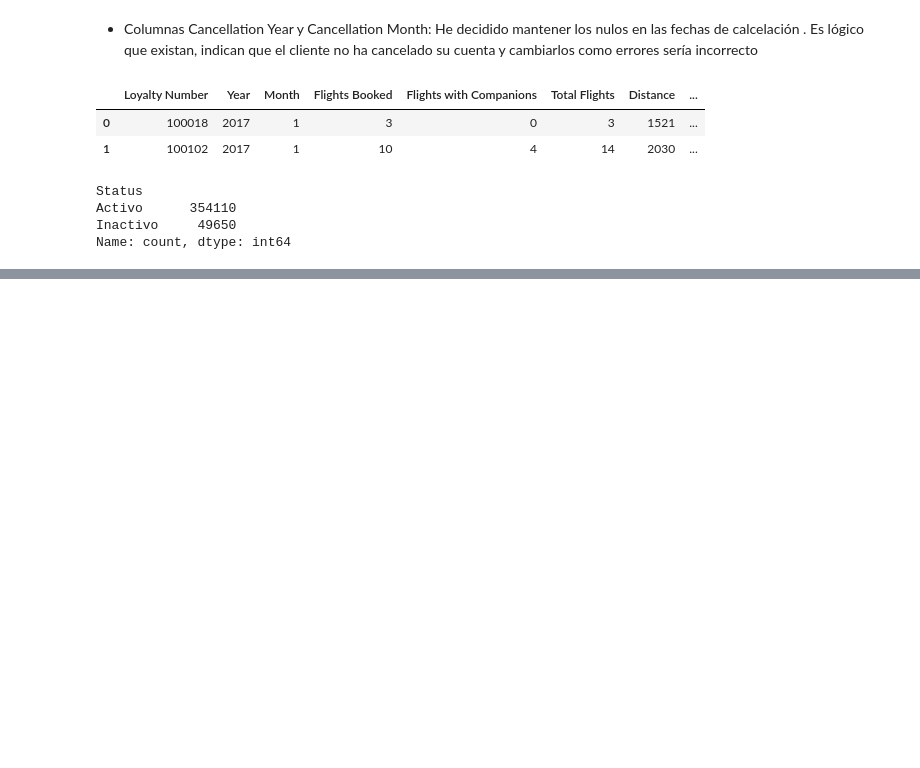
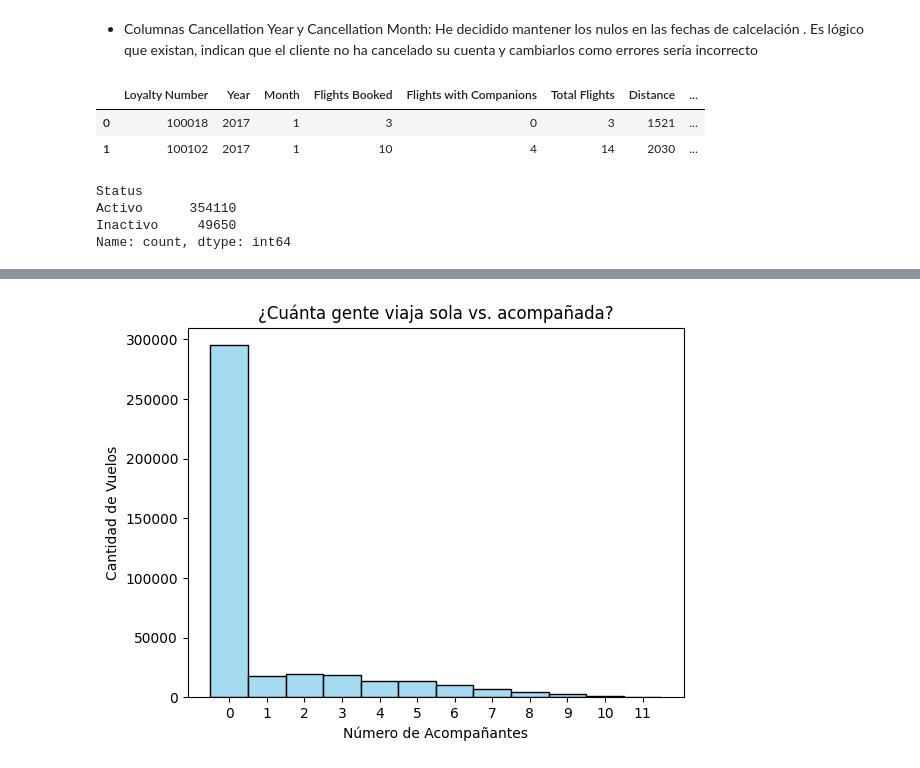
Before and after one commit to Adalab/bda-modulo-3-evaluacion-final-LorenaSerraSanchez, a Jupyter notebook: Examen_mod3.ipynb, the cells around one changed output, grey strips where cells are left out. Saved outputs shown, nothing was run; the diff lists cells and outputs as text; code cells hidden in the pictures; blank space fills up the shorter version.

```diff
--- a/Examen_mod3.ipynb
+++ b/Examen_mod3.ipynb
@@ -397,0 +446,11 @@ Name: count, dtype: int64
+# %%
+#Casi Nadie viaja acompañado
+sns.histplot(df_unificado["Flights with Companions"], color='skyblue', discrete=True)
+
+plt.title('¿Cuánta gente viaja sola vs. acompañada?')
+plt.xlabel('Número de Acompañantes')
+plt.ylabel('Cantidad de Vuelos')
+plt.xticks(range(0, 12))
+plt.show()
+# %% [output]
+[figure, added]
```
Also changed, not shown: parts of 20 cells of this notebook.
